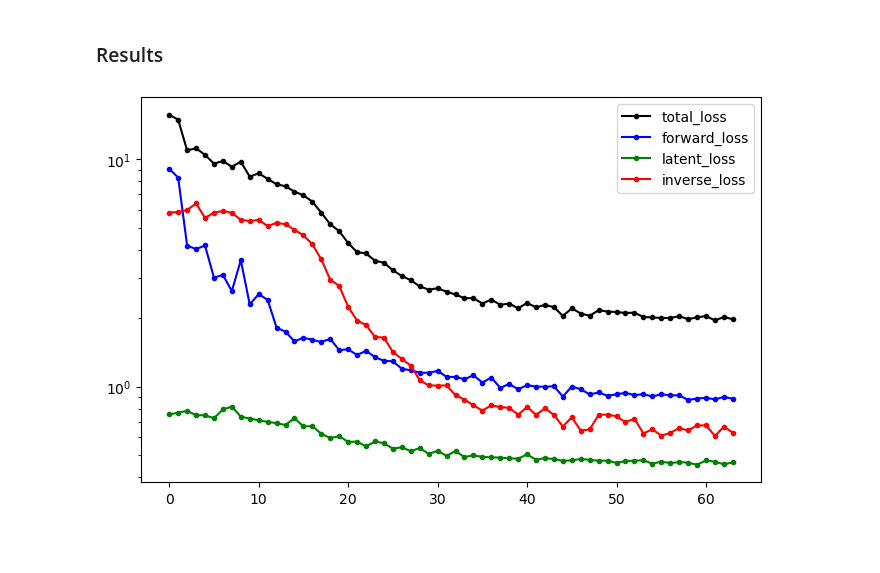
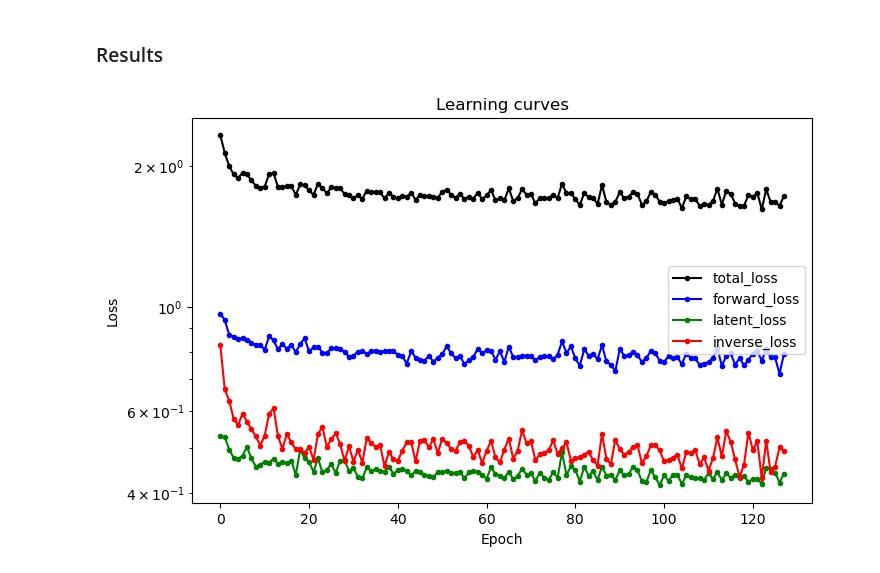
Before and after one commit to yygarypeng/QE-mls, a Jupyter notebook: INN.ipynb, the cells around one changed output. Cells and saved outputs as stored; diff of their text form; code cells hidden in the pictures; blank space fills up the shorter version.

```diff
--- a/INN.ipynb
+++ b/INN.ipynb
@@ -23,0 +45,8 @@ To enable the following instructions: AVX2 FMA, in other operations, rebuild Ten
+# %%
+cut_pre_pt_lead = LeadLep["pt"] > 22 * GEV
+cut_pre_pt_sub = SubLep["pt"] > 15 * GEV
+cut_pre_dilep_m = diLep["m"] > 10 * GEV
+cut_pre_pt_miss = MET["pt"] > 20 * GEV
+cut_pre = cut_pre_pt_lead & cut_pre_pt_sub & cut_pre_dilep_m & cut_pre_pt_miss
+
+del cut_pre_pt_lead, cut_pre_pt_sub, cut_pre_dilep_m, cut_pre_pt_miss
@@ -23,0 +144,26 @@ To enable the following instructions: AVX2 FMA, in other operations, rebuild Ten
+# %%
+dinu = NuP + NuM
+hist(
+    [dinu["E"], dinu[cut_pre]["E"]],
+    [r"$E$", r"$E^{cut}$"],
+    r"Normalized $E$ of $\nu\nu$",
+    [0, 0.6e6],
+)
+hist(
+    [dinu["px"], dinu[cut_pre]["px"]],
+    [r"$p_{x}$", r"$p^{cut}_{x}$"],
+    r"Normalized $p_{x}$ of $\nu\nu$",
+    [-15e4, 15e4],
+)
+hist(
+    [dinu["py"], dinu[cut_pre]["py"]],
+    [r"$p_{y}$", r"$p^{cut}_{y}$"],
+    r"Normalized $p_{y}$ of $\nu\nu$",
+    [-15e4, 15e4],
+)
+hist(
+    [dinu["pz"], dinu[cut_pre]["pz"]],
+    [r"$p_{z}$", r"$p^{cut}_{z}$"],
+    r"Normalized $p_{z}$ of $\nu\nu$",
+    [-40e4, 40e4],
+)
@@ -176,12 +307,12 @@ Testing data shape: (2000, 5).
 # *hyperparameter
 n_couple_layer = 5
 n_hid_layer = 3
-n_hid_dim = 32
+n_hid_dim = 512
 learning_rate = 1e-5
 
 # * hyperparameter
 n_batch = 256
-n_epoch = 64
+n_epoch = 128
 n_display = n_batch
 
 # * hyperparameter
@@ -197,7 +328,7 @@ y_dim = train_y.shape[1]
 
 # * hyperparameter
 # z_dim = x_dim - y_dim # we only take intrinsic dimension into account
-z_dim = 5
+z_dim = 3
 
 tot_dim = y_dim + z_dim
 pad_dim = tot_dim - x_dim
@@ -400,16 +531,19 @@ Epoch 64/64
 # %%
 fig, ax = plt.subplots(1, facecolor="white", figsize=(8, 5))
 ax.plot(hist.history["total_loss"], "k.-", label="total_loss")
 ax.plot(hist.history["forward_loss"], "b.-", label="forward_loss")
 ax.plot(hist.history["latent_loss"], "g.-", label="latent_loss")
 ax.plot(hist.history["rev_loss"], "r.-", label="inverse_loss")
 plt.semilogy()
 plt.legend()
+plt.title("Learning curves")
+plt.xlabel("Epoch")
+plt.ylabel("Loss")
 plt.savefig("loss.png")
 plt.show()
 plt.close()
 # %% [output]
-[figure, old version]
+[figure, new version]
 # %%
 # # Preprocess
 # z = np.random.multivariate_normal([1.0] * z_dim, np.eye(z_dim), test_y.shape[0])
```
Also changed, not shown: parts of 14 cells of this notebook, 4 other files.
